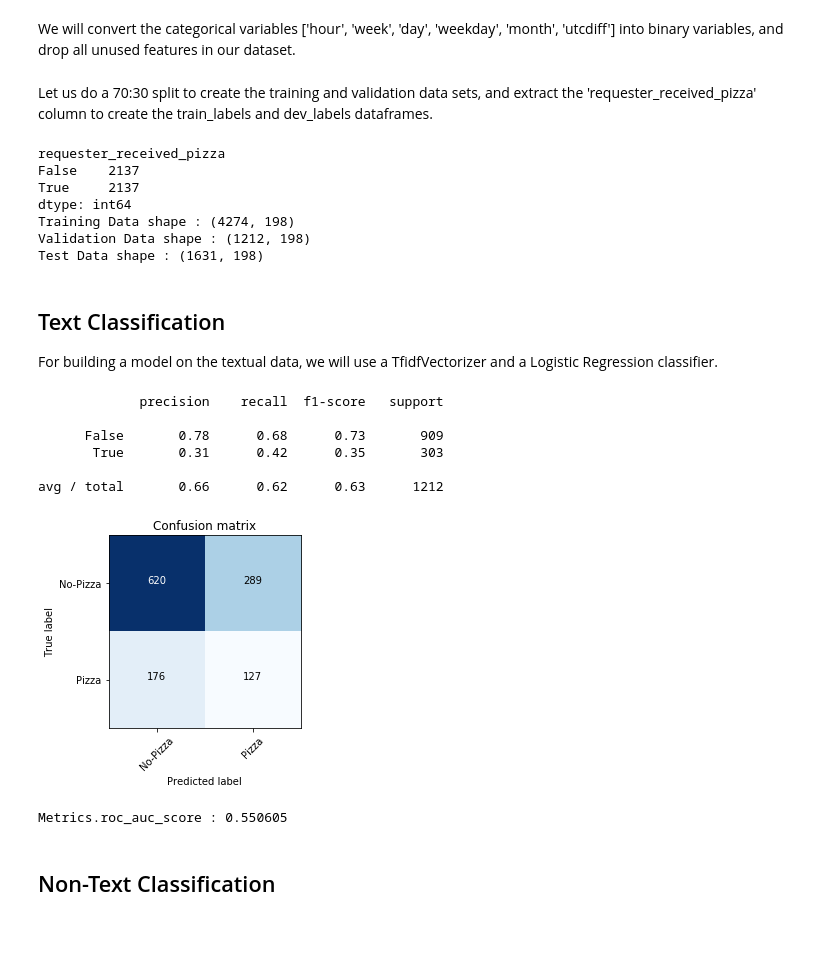
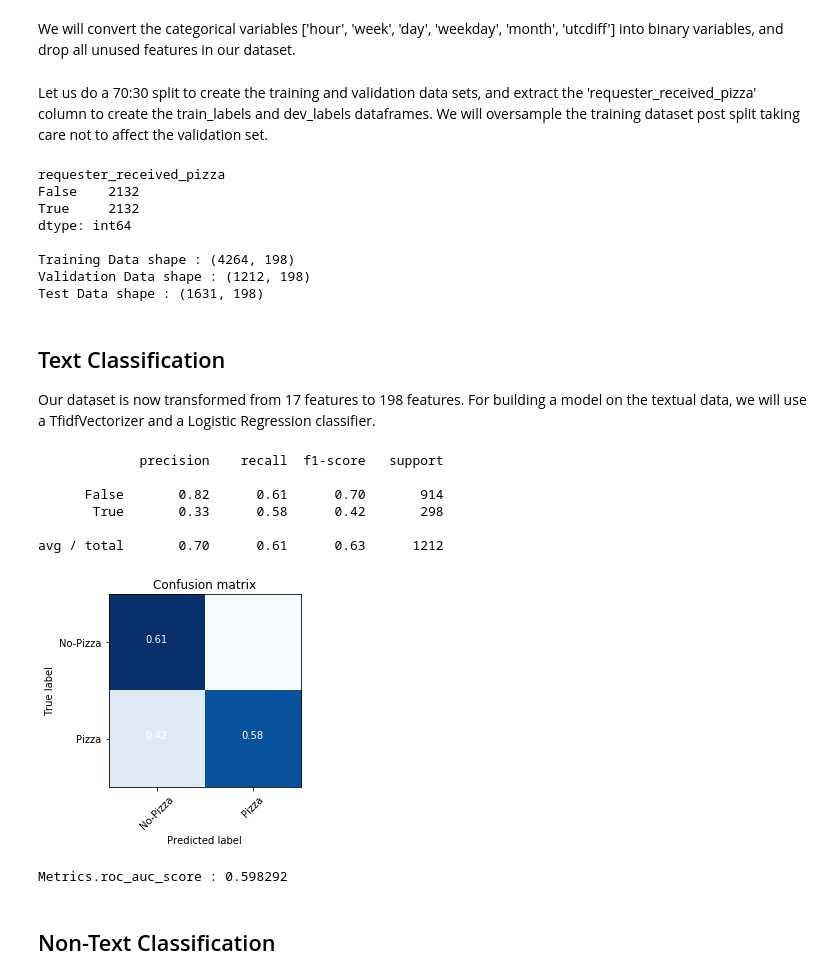
Before and after one commit to gkarnataki/w207-final-project, a Jupyter notebook: RAOP-Final.ipynb, the cells around one changed output. Cells and saved outputs as stored; diff of their text form; code cells hidden in the pictures; blank space fills up the shorter version.

```diff
--- a/RAOP-Final.ipynb
+++ b/RAOP-Final.ipynb
@@ -432,45 +428,51 @@ for column in train_data_categorical.columns:
 train_data = pd.concat([train_data, train_data_dummy], axis = 1)
 test_data = pd.concat([test_data, test_data_dummy], axis = 1)
 # %% [markdown]
-Let us do a 70:30 split to create the training and validation data sets, and extract the 'requester_received_pizza' column to create the train_labels and dev_labels dataframes.
+Let us do a 70:30 split to create the training and validation data sets, and extract the 'requester_received_pizza' column to create the train_labels and dev_labels dataframes. We will oversample the training dataset post split taking care not to affect the validation set.
 # %%
+# 70:30 split to create the training and validation data set.
 train_data1, dev_data1 = train_test_split(train_data, test_size=0.30)
 
 train_df_fail = train_data1[train_data1['requester_received_pizza'] == 0]
 train_df_success = train_data1[train_data1['requester_received_pizza'] == 1]
-train_data1 = pd.concat([train_df_fail, train_df_success,train_df_success,train_df_success,train_df_success.sample(len(train_df_fail.index)-3*len(train_df_success.index))], axis = 0)
+
+# Oversample the success records to balance the skewed classes.
+train_data1 = pd.concat([train_df_fail, train_df_success.sample(len(train_df_fail.index),replace=True)], axis = 0)
 print (train_data1.groupby(['requester_received_pizza']).size())
 
 train_labels = np.ravel(train_data1[['requester_received_pizza']])
 train_data1 = train_data1.drop(['requester_received_pizza'],axis = 1)
 
+# Create the text dataset for the text classification step.
 train_data_text1=train_data1['request_text_edit_aware']
 train_data1 = train_data1.drop(['request_text_edit_aware'],axis = 1)
 
-
+# Repeat the steps for the validation data set.
 dev_labels = np.ravel(dev_data1[['requester_received_pizza']])
 dev_data1 = dev_data1.drop(['requester_received_pizza'],axis = 1)
 dev_data_text1=dev_data1['request_text_edit_aware']
 dev_data1 = dev_data1.drop(['request_text_edit_aware'],axis = 1)
 
+# Repeat the steps for the holdout dataset.
 test_data_text1=test_data['request_text_edit_aware']
 test_data1 = test_data.drop(['request_text_edit_aware'],axis = 1)
 
-print ("Training Data shape : %s" % str(train_data1.shape))
+print ("\nTraining Data shape : %s" % str(train_data1.shape))
 print ("Validation Data shape : %s" % str(dev_data1.shape))
 print ("Test Data shape : %s" % str(test_data1.shape))
 # %% [output]
 requester_received_pizza
-False    2137
-True     2137
+False    2132
+True     2132
 dtype: int64
-Training Data shape : (4274, 198)
+
+Training Data shape : (4264, 198)
 Validation Data shape : (1212, 198)
 Test Data shape : (1631, 198)
 # %% [markdown]
 ## Text Classification
 
-For building a model on the textual data, we will use a TfidfVectorizer and a Logistic Regression classifier.
+Our dataset is now transformed from 17 features to 198 features. For building a model on the textual data, we will use a TfidfVectorizer and a Logistic Regression classifier.
 # %%
 # Use basic pre-processing techniques
 from nltk.stem.porter import PorterStemmer
@@ -495,24 +494,23 @@ def stemming_tokenizer(str_input):
 # %%
 tfid = TfidfVectorizer(stop_words='english',
                      preprocessor=better_preprocessor
                      ,tokenizer=stemming_tokenizer,
                        ngram_range=(1,1)
                      )
 tfid.fit(train_data_text1)
-text_clf = LogisticRegression()
+text_clf = LogisticRegression(C=0.01,penalty='l2',random_state=42)
 text_clf.fit(tfid.transform(train_data_text1),train_labels)
 y_pred=text_clf.predict(tfid.transform(dev_data_text1))
+evaluate(class_names,dev_labels,y_pred,True)
+# %% [output]
+             precision    recall  f1-score   support
+
+      False       0.82      0.61      0.70       914
+       True       0.33      0.58      0.42       298
+
+avg / total       0.70      0.61      0.63      1212
+[figure, added]
+Metrics.roc_auc_score : 0.598292
-# %%
-evaluate(class_names,dev_labels,y_pred,False)
-# %% [output]
-             precision    recall  f1-score   support
-
-      False       0.78      0.68      0.73       909
-       True       0.31      0.42      0.35       303
-
-avg / total       0.66      0.62      0.63      1212
-[figure, removed]
-Metrics.roc_auc_score : 0.550605
 # %% [markdown]
 ## Non-Text Classification
 # %% [markdown]
```
Also changed, not shown: parts of 9 cells of this notebook.
